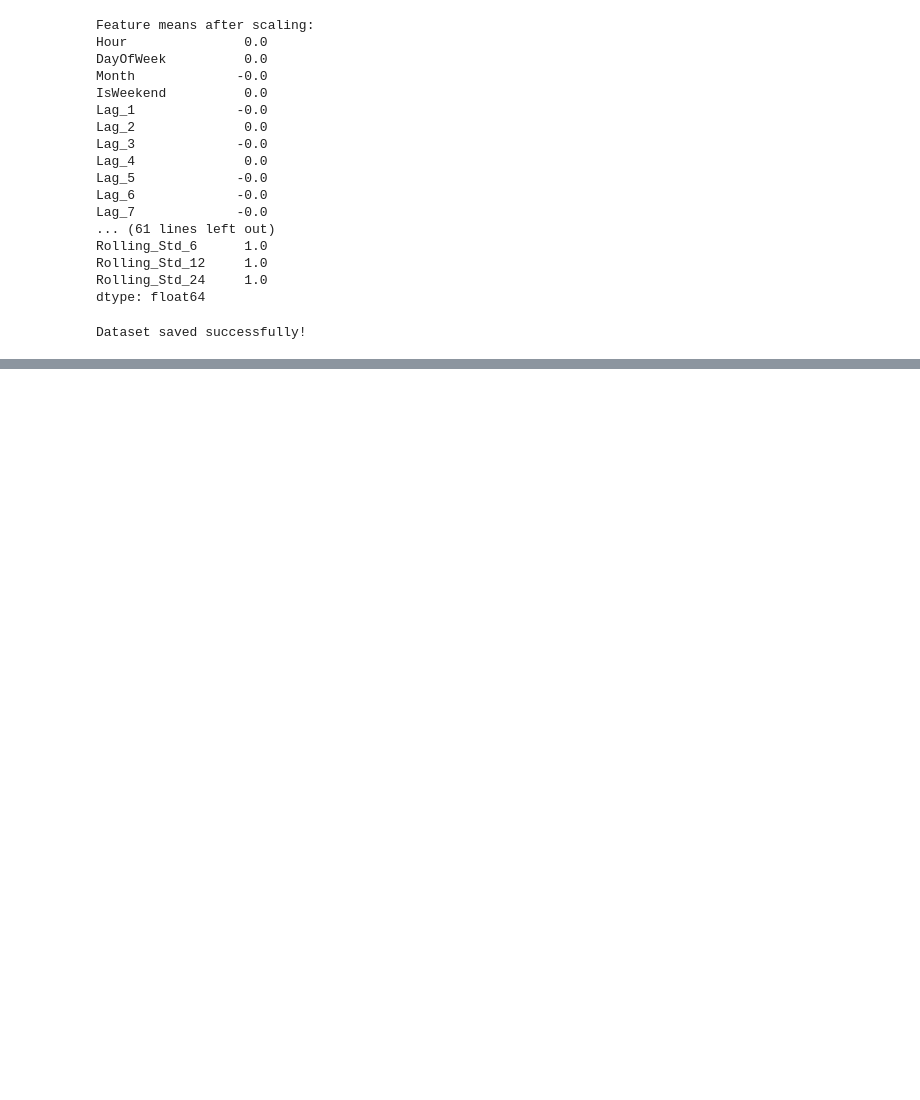
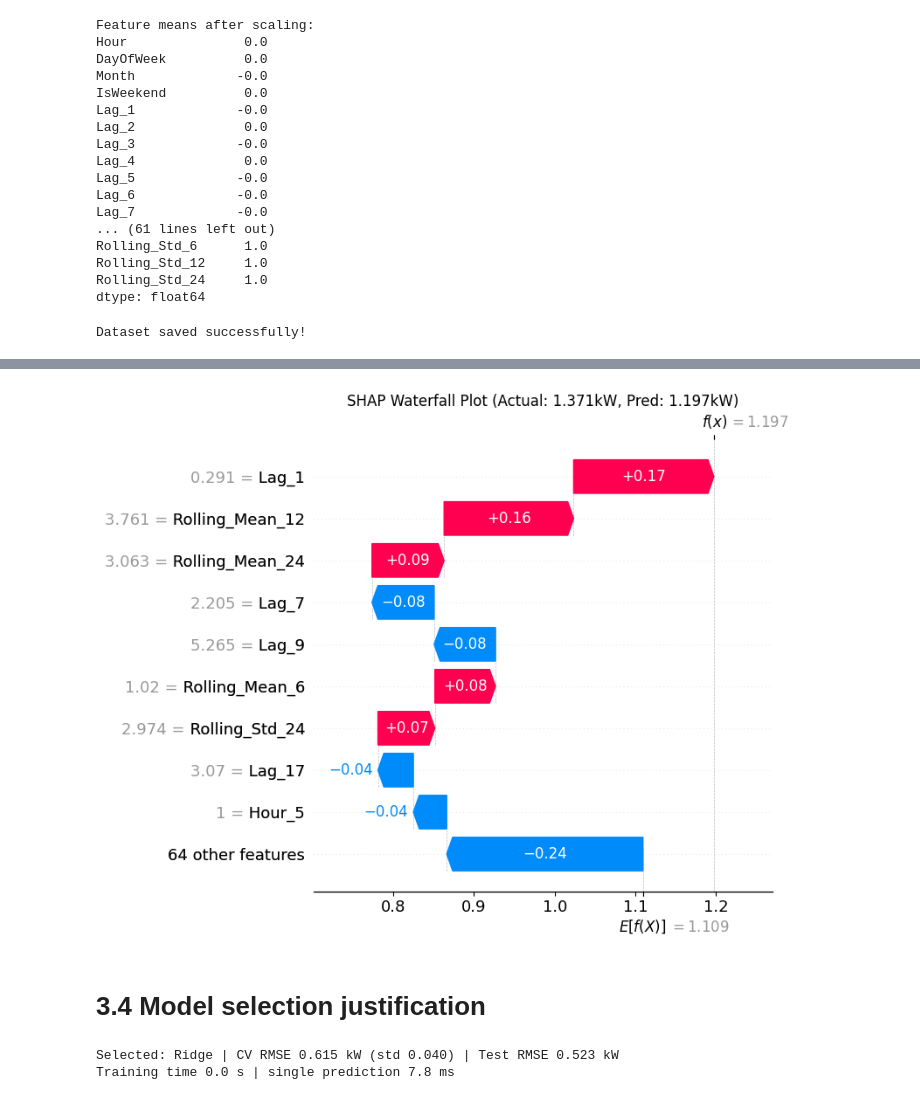
Before and after one commit to malikbennett/aai4001-household-power-forecast, a Jupyter notebook: notebooks/AAI4001_FinalProject_GroupX_IndustrialML.ipynb, the cells around one changed output, grey strips where cells are left out. Cells and saved outputs as stored; diff of their text form; code cells hidden in the pictures; blank space fills up the shorter version.

```diff
--- a/notebooks/AAI4001_FinalProject_GroupX_IndustrialML.ipynb
+++ b/notebooks/AAI4001_FinalProject_GroupX_IndustrialML.ipynb
@@ -1115,0 +1331,21 @@ Dataset saved successfully!
+# %%
+# Generate waterfall plot for the i-th sample in our SHAP values
+fig = plt.figure(figsize=(10, 6))
+shap.plots.waterfall(sv[i], max_display=10, show=False)
+plt.title(f'SHAP Waterfall Plot (Actual: {actual_val}kW, Pred: {pred_val}kW)')
+plt.tight_layout()
+plt.show()
+# %% [output]
+[figure, added]
+# %% [markdown]
+# **3.4 Model selection justification**
+# %%
+import time
+t0 = time.time(); make_pipe(models[best_name]).fit(X_train, y_train); fit_s = time.time() - t0
+t0 = time.time(); tuned.predict(X_test.iloc[[0]]); one_ms = (time.time() - t0) * 1000
+tuned_rmse = rmse
+print(f'Selected: {best_name} | CV RMSE {after:.3f} kW (std {comparison.loc[best_name, "RMSE std"]:.3f}) | Test RMSE {tuned_rmse:.3f} kW')
+print(f'Training time {fit_s:.1f} s | single prediction {one_ms:.1f} ms')
+# %% [output]
+Selected: Ridge | CV RMSE 0.615 kW (std 0.040) | Test RMSE 0.523 kW
+Training time 0.0 s | single prediction 7.8 ms
```
Also changed, not shown: parts of 29 cells of this notebook.
